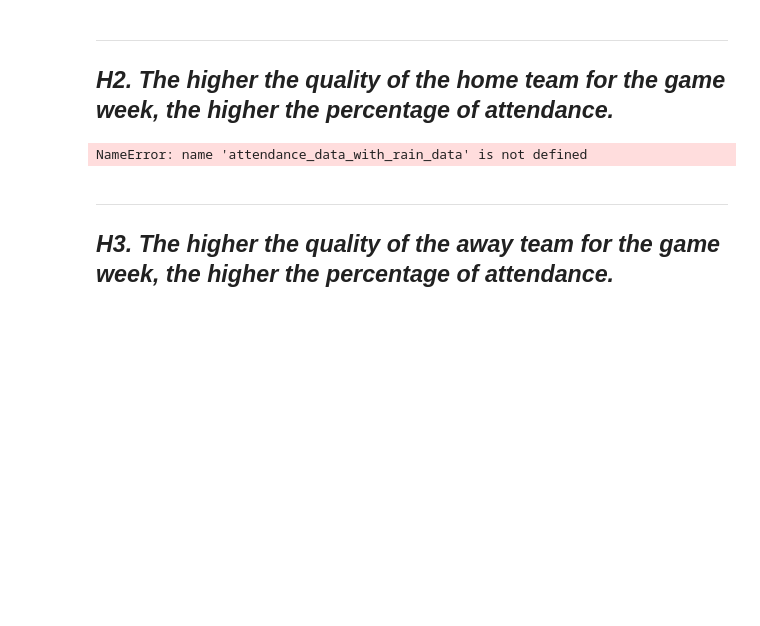
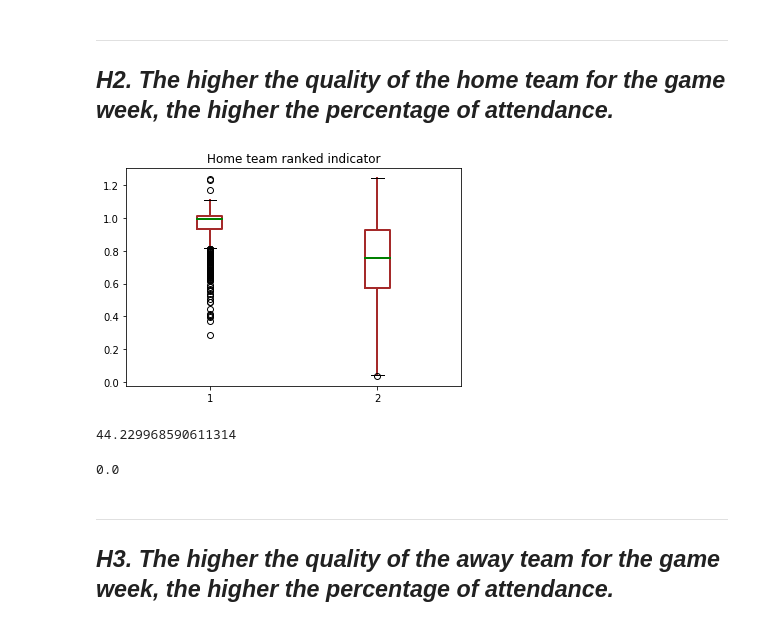
Before and after one commit to TaraWilson17/data512, a Jupyter notebook: final_project/data_analysis.ipynb, the cells around one changed output. Saved outputs shown, nothing was run; the diff lists cells and outputs as text; code cells hidden in the pictures; blank space fills up the shorter version.

```diff
--- a/final_project/data_analysis.ipynb
+++ b/final_project/data_analysis.ipynb
@@ -78,25 +74,27 @@ smallest_stadiums[["name", "capacity", "average_attendance_percentage"]]
 # %%
 home_team_ranked = attendance_data_with_rain_data[attendance_data_with_rain_data["home_team_ranked_ind"] == 1]["attendance_percentage"]
 home_team_unranked = attendance_data_with_rain_data[attendance_data_with_rain_data["home_team_ranked_ind"] == 0]["attendance_percentage"]
 
 data = [home_team_ranked, home_team_unranked]
 fig, ax = plt.subplots()
 ax.set_title("Home Team")
 bp = ax.boxplot(data)
 
-## change outline color, fill color and linewidth of the boxes
+# change outline color, fill color and linewidth of the boxes
 for box in bp["boxes"]:
     # change outline color
-    box.set(color="#8426CD", linewidth=2)
+    box.set(color="brown", linewidth=2)
 
-## change color and linewidth of the whiskers
+# change color and linewidth of the whiskers
 for whisker in bp["whiskers"]:
-    whisker.set(color="#8426CD", linewidth=2)
+    whisker.set(color="brown", linewidth=2)
 
-## change color and linewidth of the medians
+# change color and linewidth of the medians
 for median in bp["medians"]:
-    median.set(color="#D4201A", linewidth=2)
+    median.set(color="green", linewidth=2)
+
+plt.title("Home team ranked indicator")
 
 plt.show()
 # %% [output]
-NameError: name 'attendance_data_with_rain_data' is not defined
+[figure, added]
@@ -103,3 +105,11 @@ NameError: name 'attendance_data_with_rain_data' is not defined
+# %%
+t
+# %% [output]
+44.229968590611314
+# %%
+p
+# %% [output]
+0.0
 # %% [markdown]
 --------------------
 ## *H3. The higher the quality of the away team for the game week, the higher the percentage of attendance.*
```
Also changed, not shown: parts of 25 cells of this notebook, 1 other file.
